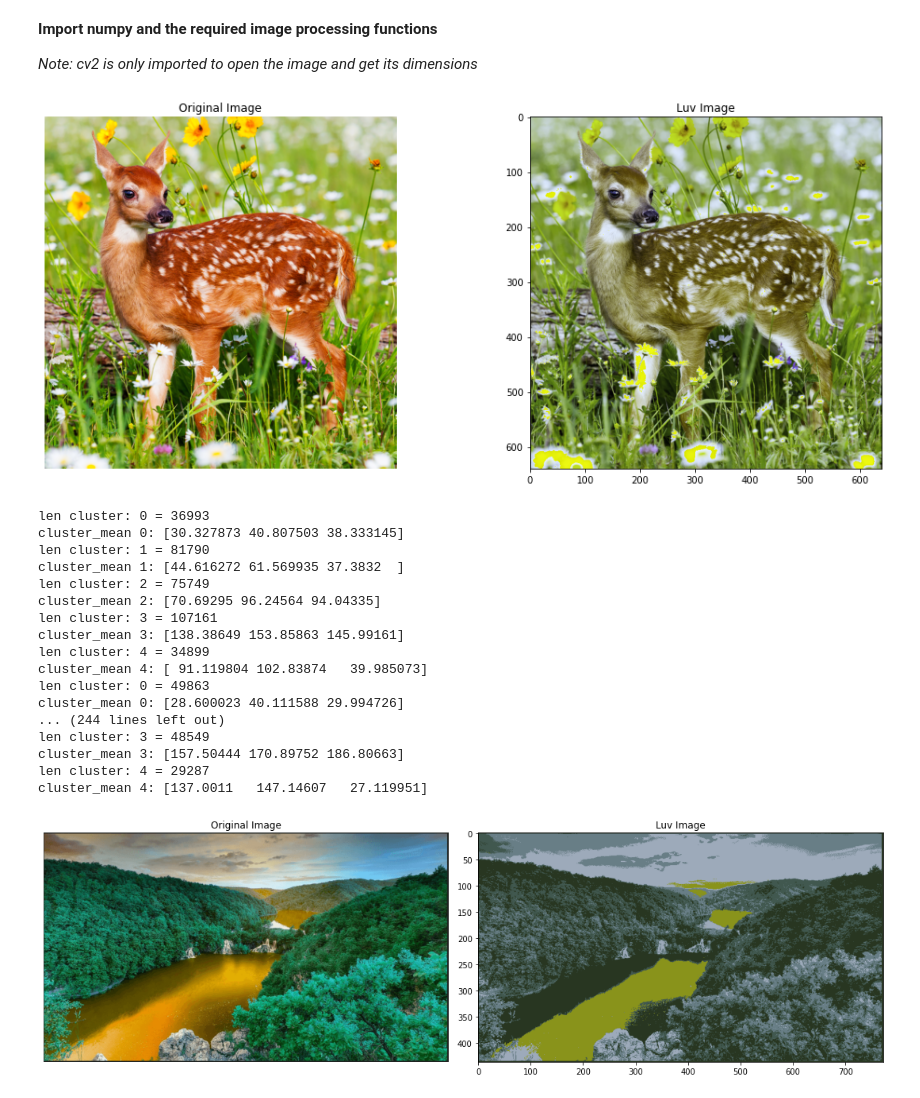
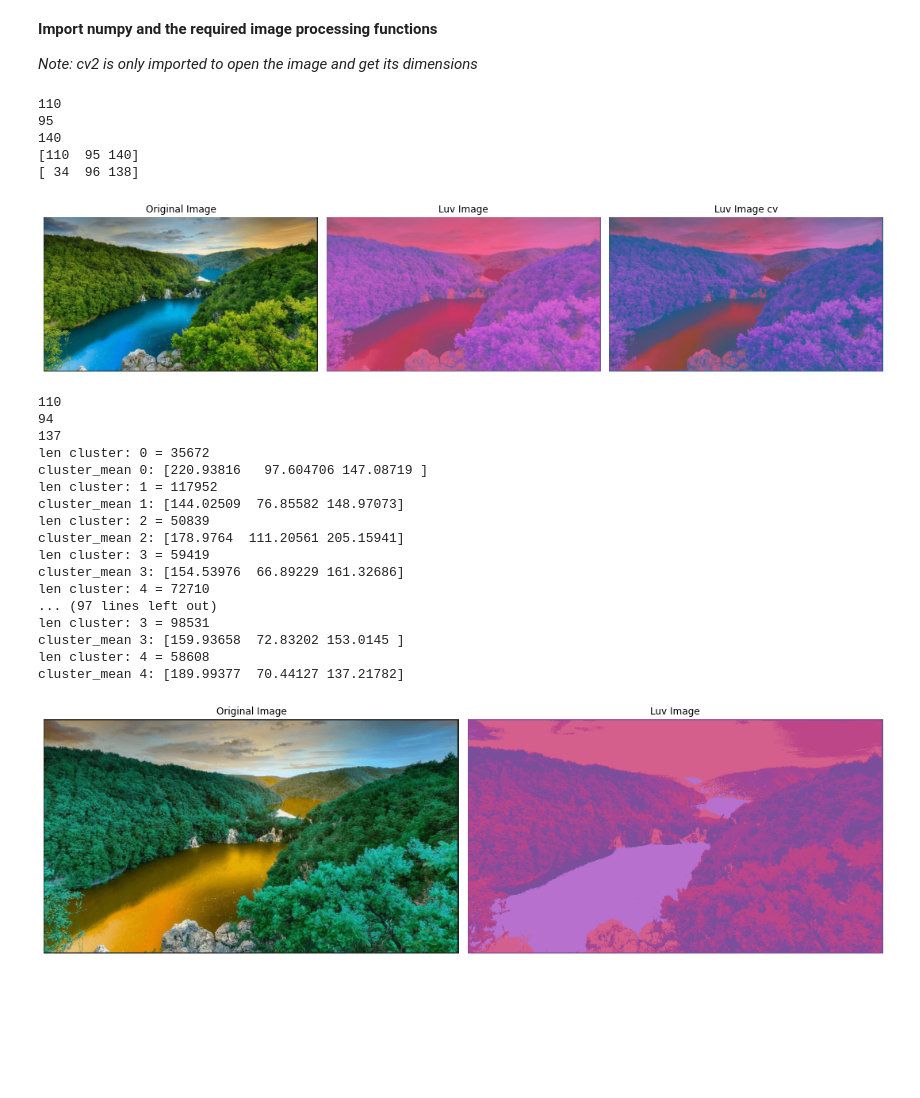
Before and after one commit to ahmed-sedky/computer-vision-basics, a Jupyter notebook: task_4.ipynb, the cells around one changed output. Drawn from its saved outputs; the diff is of its cells as text; code cells hidden in the pictures; blank space fills up the shorter version.

```diff
--- a/task_4.ipynb
+++ b/task_4.ipynb
@@ -17,26 +17,37 @@ import cv2
 import numpy as np
 import matplotlib.pyplot as plt
 # %%
-img = cv2.imread("images/deer.png")
+img = cv2.imread("images/test.png")
+luv_img2 = cv2.cvtColor(img,cv2.COLOR_BGR2Luv)
 b,g,r = cv2.split(img)       # get b,g,r
 img = cv2.merge([r,g,b])     # switch it to rgb
 cop_img = np.copy(img)
 luv_img = colorMap.RGB2LUV(img)
-fig, axes = plt.subplots(1, 2, figsize=(15, 6))
+fig, axes = plt.subplots(1, 3, figsize=(15, 6))
 ax = axes.ravel()
 
 ax[0].imshow(cop_img)
 ax[0].set_title('Original Image')
 ax[0].set_axis_off()
 
+print (luv_img[0,0])
 ax[1].imshow(luv_img )
 ax[1].set_title('Luv Image')
-ax[1].axis('image')
+ax[1].set_axis_off()
+print (luv_img2[0,0])
 
+ax[2].imshow(luv_img2  )
+ax[2].set_title('Luv Image cv')
+ax[2].set_axis_off()
 plt.tight_layout()
 plt.show()
 # %% [output]
+110
+95
+140
+[110  95 140]
+[ 34  96 138]
-[figure, old version]
+[figure, new version]
 # %%
 img = cv2.imread("images/test.png")
 cop_img = np.copy(img)
@@ -50,29 +61,29 @@ ax[0].set_axis_off()
 
 ax[1].imshow(segmented_image )
 ax[1].set_title('Luv Image')
-ax[1].axis('image')
+ax[1].set_axis_off()
 
 plt.tight_layout()
 plt.show()
 # %% [output]
-len cluster: 0 = 36993
-cluster_mean 0: [30.327873 40.807503 38.333145]
-len cluster: 1 = 81790
-cluster_mean 1: [44.616272 61.569935 37.3832  ]
-len cluster: 2 = 75749
-cluster_mean 2: [70.69295 96.24564 94.04335]
-len cluster: 3 = 107161
-cluster_mean 3: [138.38649 153.85863 145.99161]
-len cluster: 4 = 34899
-cluster_mean 4: [ 91.119804 102.83874   39.985073]
-len cluster: 0 = 49863
-cluster_mean 0: [28.600023 40.111588 29.994726]
-... (244 lines left out)
-len cluster: 3 = 48549
-cluster_mean 3: [157.50444 170.89752 186.80663]
-len cluster: 4 = 29287
-cluster_mean 4: [137.0011   147.14607   27.119951]
+110
+94
+137
+len cluster: 0 = 35672
+cluster_mean 0: [220.93816   97.604706 147.08719 ]
+len cluster: 1 = 117952
+cluster_mean 1: [144.02509  76.85582 148.97073]
+len cluster: 2 = 50839
+cluster_mean 2: [178.9764  111.20561 205.15941]
+len cluster: 3 = 59419
+cluster_mean 3: [154.53976  66.89229 161.32686]
+len cluster: 4 = 72710
+... (97 lines left out)
+len cluster: 3 = 98531
+cluster_mean 3: [159.93658  72.83202 153.0145 ]
+len cluster: 4 = 58608
+cluster_mean 4: [189.99377  70.44127 137.21782]
-[figure, old version]
+[figure, new version]
 # %%
 img = cv2.imread("images/test.png")
 cop_img = np.copy(img)
```
Also changed, not shown: parts of 1 cell of this notebook, 1 other file.
